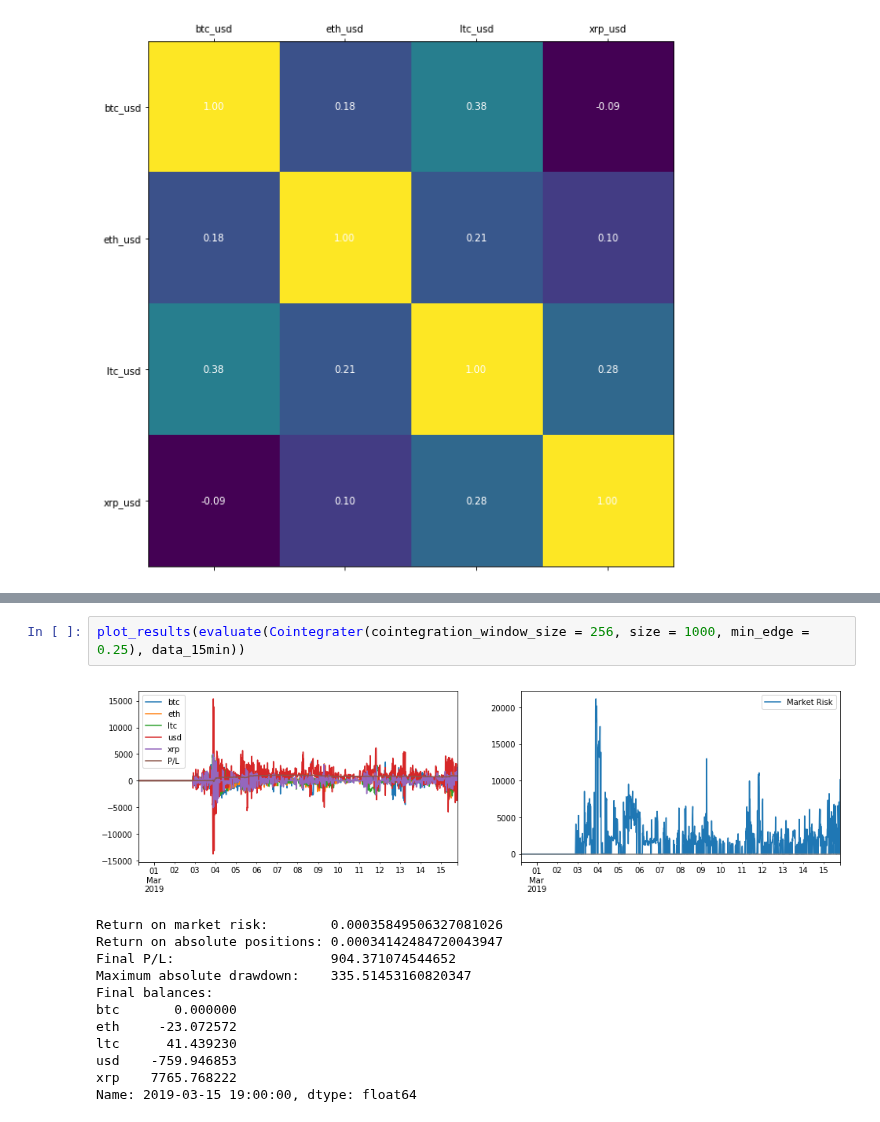
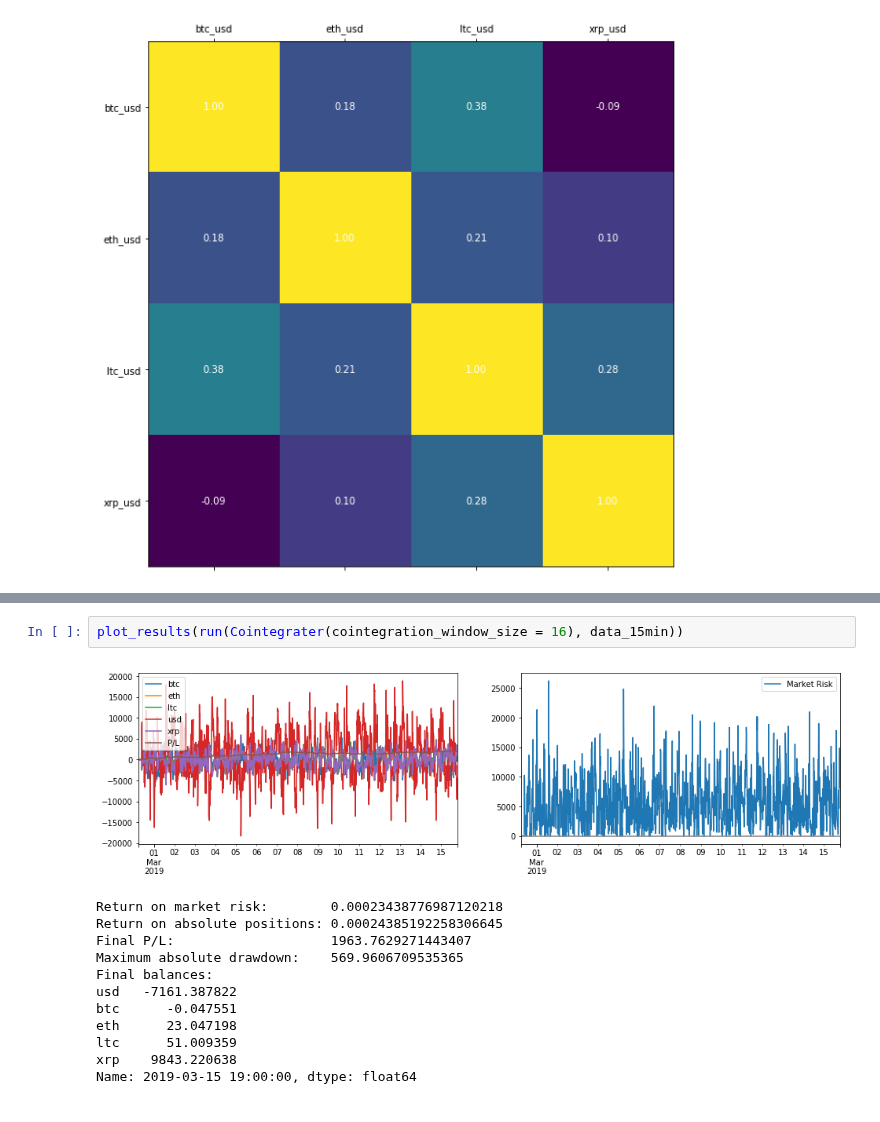
Before and after one commit to cambrian/quant, a Jupyter notebook: research/analysis.ipynb, the cells around one changed output, grey strips where cells are left out. Cells and saved outputs as stored; diff of their text form.

```diff
--- a/research/analysis.ipynb
+++ b/research/analysis.ipynb
@@ -390,16 +409,16 @@ xrp     567.745098
 Name: 2019-03-14, dtype: float64
 # %%
-plot_results(evaluate(Cointegrater(cointegration_window_size = 256, size = 1000, min_edge = 0.25), data_15min))
+plot_results(run(Cointegrater(cointegration_window_size = 16), data_15min))
 # %% [output]
-[figure, old version]
+[figure, new version]
-Return on market risk:        0.00035849506327081026
-Return on absolute positions: 0.00034142484720043947
-Final P/L:                    904.371074544652
-Maximum absolute drawdown:    335.51453160820347
+Return on market risk:        0.00023438776987120218
+Return on absolute positions: 0.00024385192258306645
+Final P/L:                    1963.7629271443407
+Maximum absolute drawdown:    569.9606709535365
 Final balances:
-btc       0.000000
-eth     -23.072572
-ltc      41.439230
-usd    -759.946853
-xrp    7765.768222
+usd   -7161.387822
+btc      -0.047551
+eth      23.047198
+ltc      51.009359
+xrp    9843.220638
 Name: 2019-03-15 19:00:00, dtype: float64
```
Also changed, not shown: parts of 15 cells of this notebook, 1 other file.
